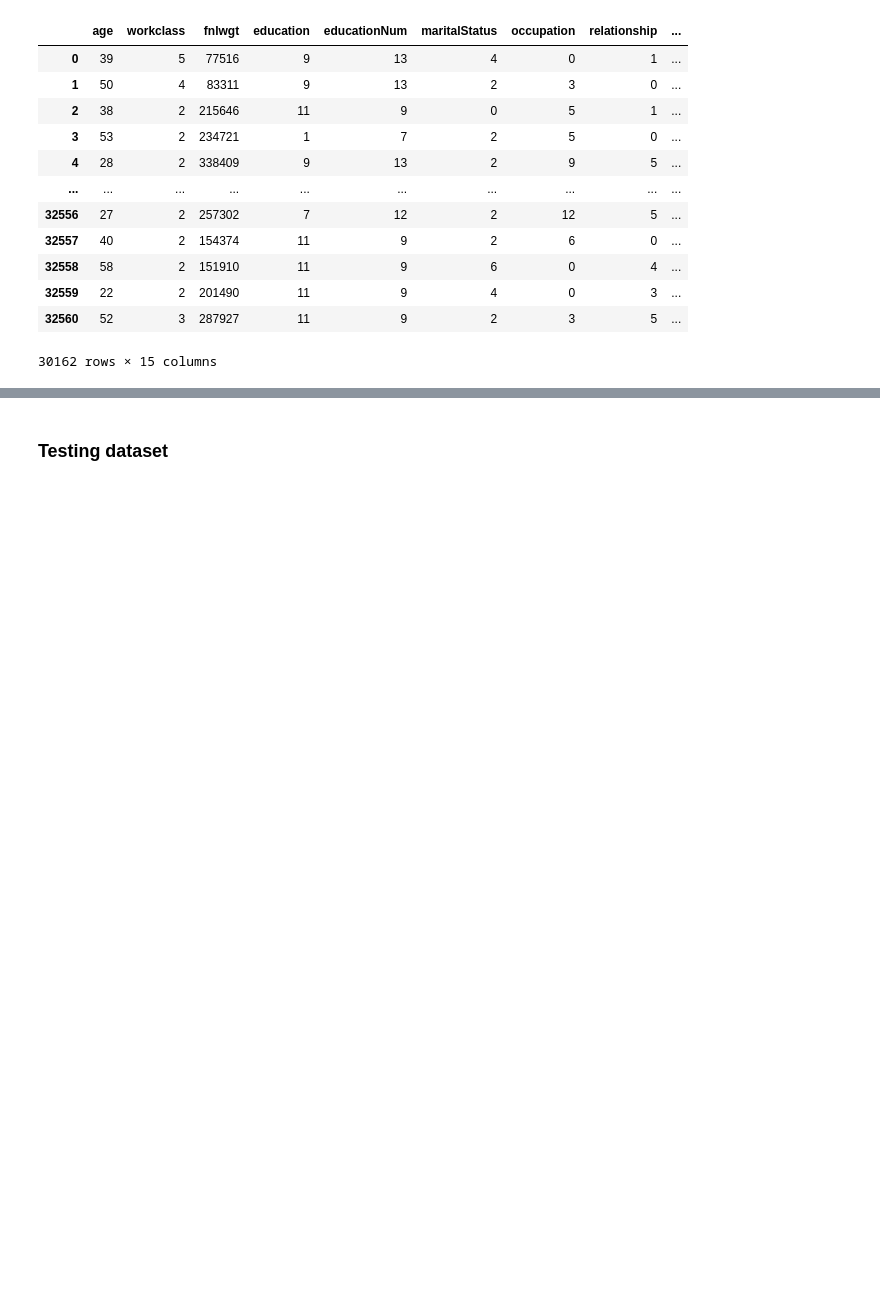
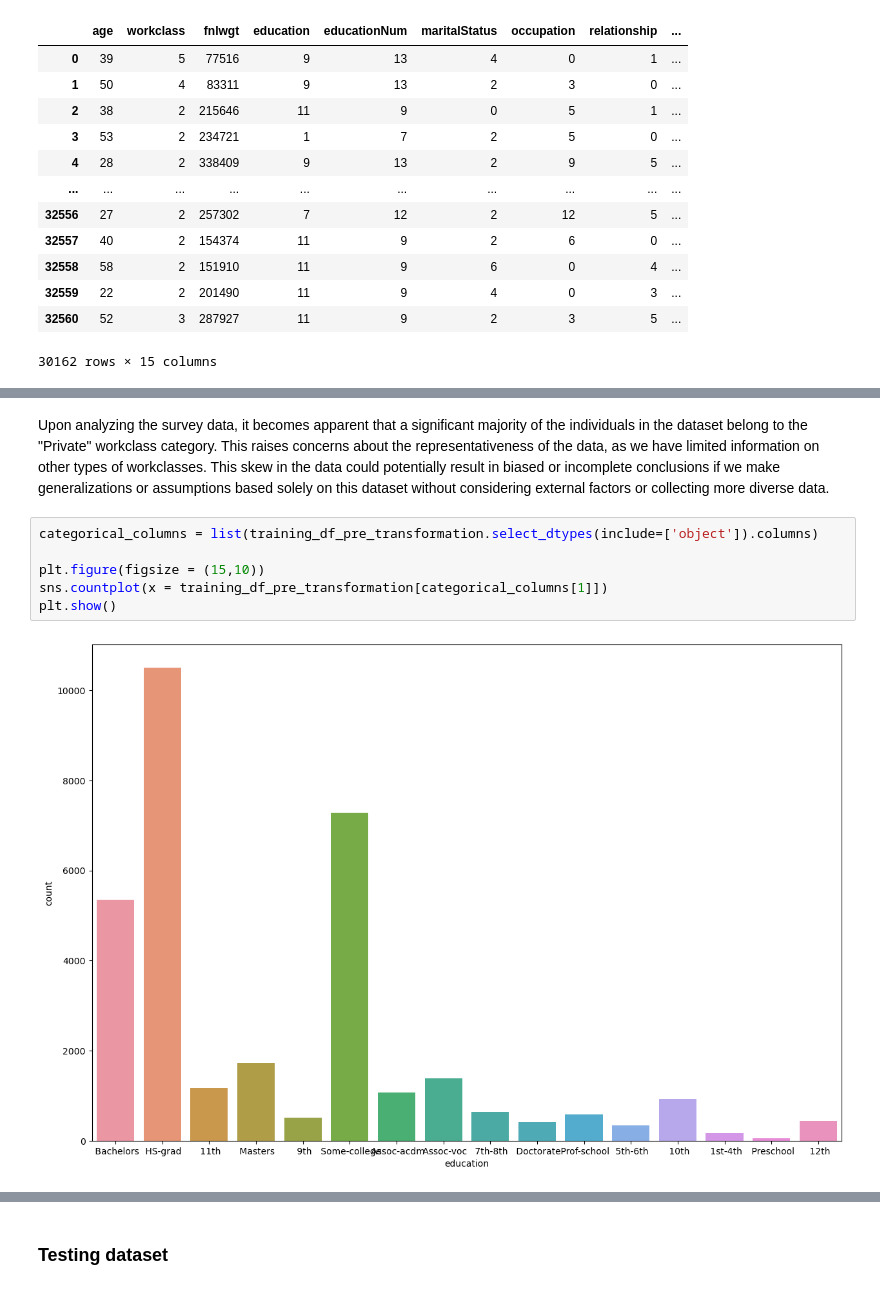
Before and after one commit to danylolviv/AdultDataset, a Jupyter notebook: Exam - Fina.ipynb, the cells around one changed output, grey strips where cells are left out. Saved outputs shown, nothing was run; the diff lists cells and outputs as text; blank space fills up the shorter version.

```diff
--- a/Exam - Fina.ipynb
+++ b/Exam - Fina.ipynb
@@ -214,0 +231,10 @@ training_df
+# %% [markdown]
+Upon analyzing the survey data, it becomes apparent that a significant majority of the individuals in the dataset belong to the "Private" workclass category. This raises concerns about the representativeness of the data, as we have limited information on other types of workclasses. This skew in the data could potentially result in biased or incomplete conclusions if we make generalizations or assumptions based solely on this dataset without considering external factors or collecting more diverse data.
+# %%
+categorical_columns = list(training_df_pre_transformation.select_dtypes(include=['object']).columns)
+
+plt.figure(figsize = (15,10))
+sns.countplot(x = training_df_pre_transformation[categorical_columns[1]])
+plt.show()
+# %% [output]
+[figure, added]
```
Also changed, not shown: parts of 17 cells of this notebook.
